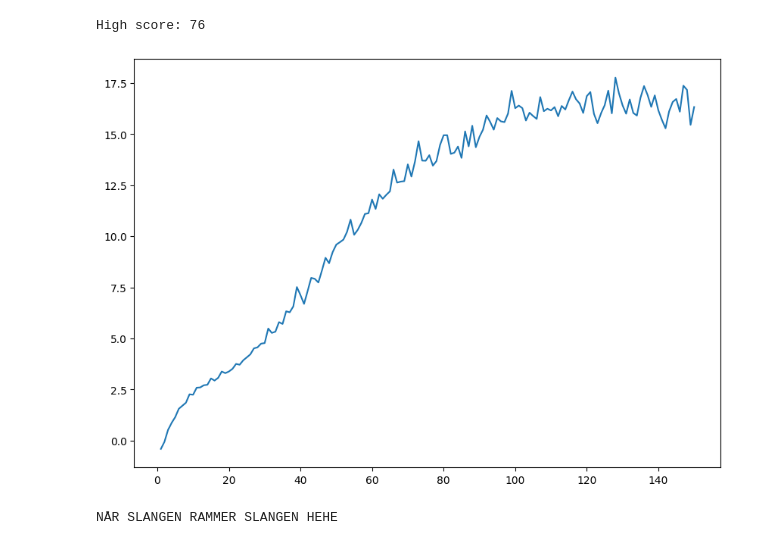
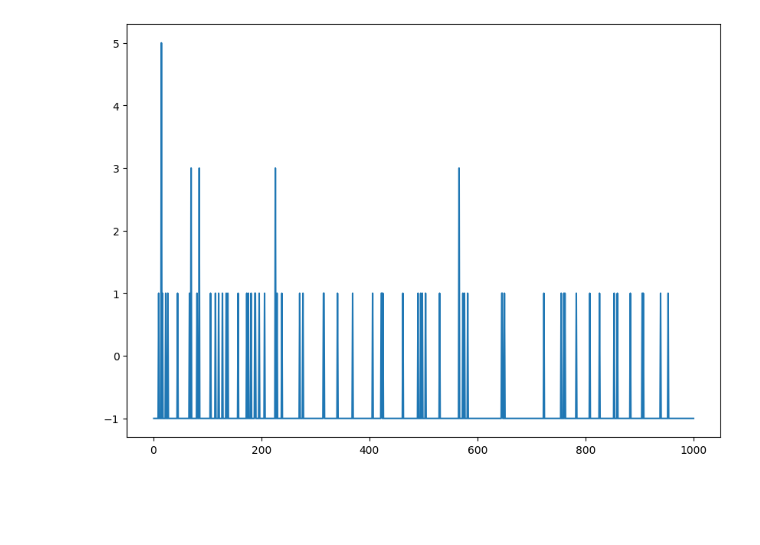
Before and after one commit to seba2390/Snake, a Jupyter notebook: DQN/AI.ipynb, the cells around one changed output. Drawn from its saved outputs; the diff is of its cells as text; code cells hidden in the pictures; blank space fills up the shorter version.

```diff
--- a/DQN/AI.ipynb
+++ b/DQN/AI.ipynb
@@ -102,4 +8,0 @@ Q table size:  (4096, 4)
-# %%
-print("High score:", high_score)
-# %% [output]
-High score: 76
@@ -106,23 +26,35 @@ High score: 76
+# %%
+my_nr_games = 1000
+max_steps = 100000
+
+game_scores = []
+for game in tqdm(range(my_nr_games)):
+    game_env = SimpleSnakeApp(seed=my_seed + game,  # Try both constant seed and varying seed for each episode
+                              display_gameplay=False)
+    current_game_score = 0
+    done = False
+    observation = game_env.get_state()
+    for time_step in range(max_steps):
+        action = agent.choose_action(observation)
+        current_reward, running, new_observation = game_env.step(action)
+        current_game_score += current_reward
+        agent.store_transition(state=observation,action=action,
+                               reward=current_reward, new_state=new_observation,
+                               done_flag=running)
+        agent.learn()
+        observation = new_observation
+        if not running:
+            break
+    game_scores.append(current_game_score)
 # %%
-# Calculating average over 100's of episodes
-batch_size = 500
+batch_size = 1
 avg_rewards = []
-for batch in range(int(num_episodes/batch_size)):
-    avg_rewards.append(np.mean(rewards_all_episodes[batch_size * batch : batch_size * (batch + 1)]))
+for batch in range(int(my_nr_games/batch_size)):
+    avg_rewards.append(np.mean(game_scores[batch_size * batch : batch_size * (batch + 1)]))
 
 # Plot reward of each 'episode'
 fig, ax = plt.subplots(1,1,figsize=(10,7))
 ax.plot(list(range(1, len(avg_rewards)+1)), avg_rewards)
 plt.show()
 # %% [output]
-[figure, old version]
+[figure, new version]
-# %%
-best_q_table = np.loadtxt(fname="Qtables/bestqtable.txt")
-Game = SimpleSnakeApp(seed=high_score_seed-2,
-                      Q_table=best_q_table,
-                      display_gameplay=True)
-Game.on_execute()
-pygame.display.quit()
-pygame.quit()
-# %% [output]
-NÅR SLANGEN RAMMER SLANGEN HEHE
```
Also changed, not shown: parts of 3 cells of this notebook, 3 other files.
